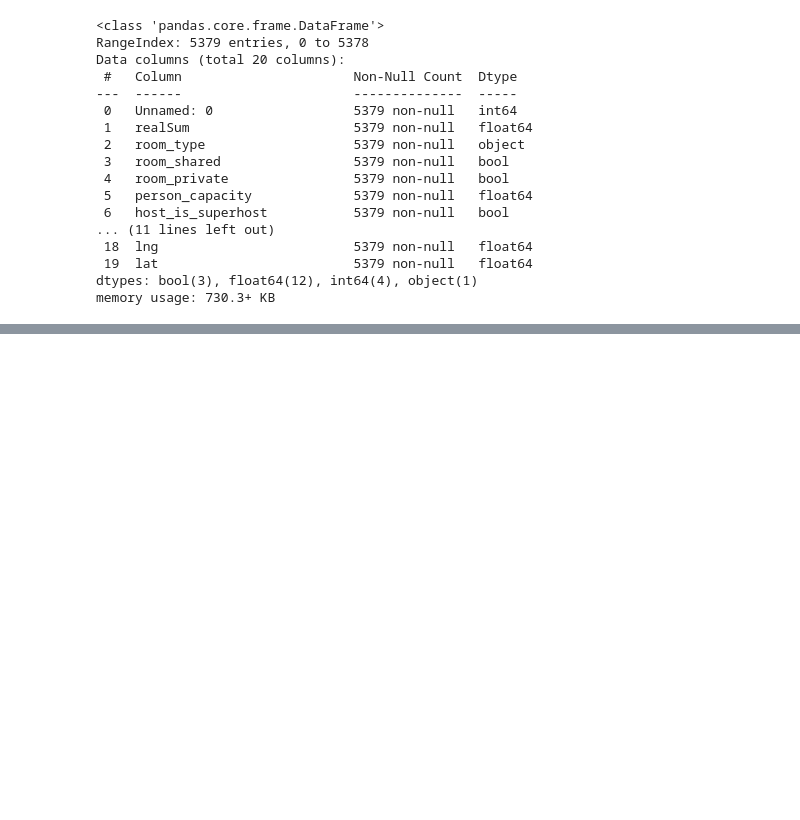
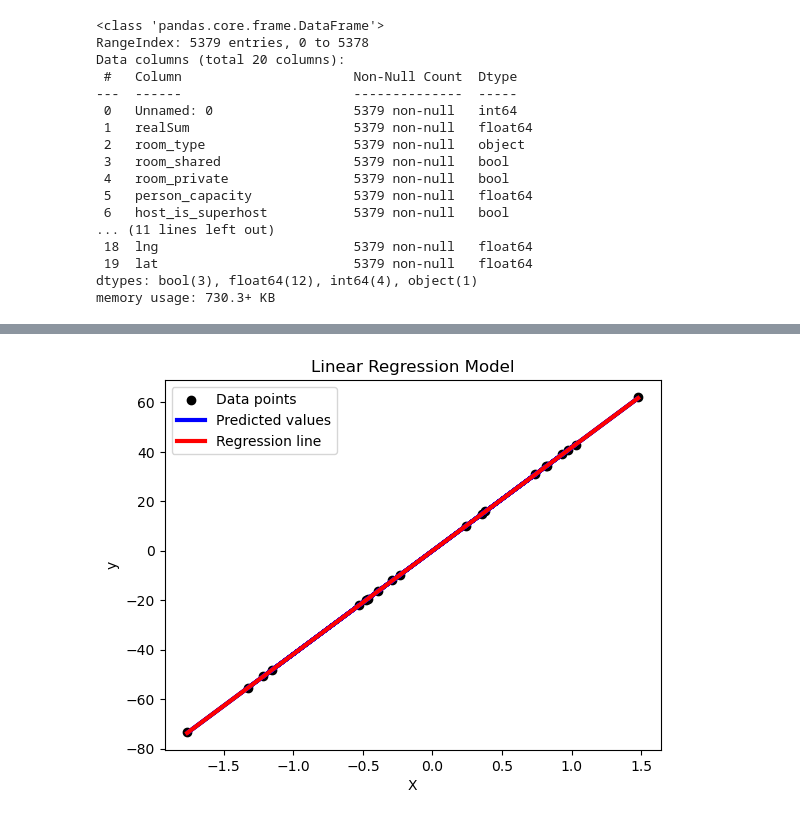
Before and after one commit to Babreucosta/CA2_Strategic_Thinking, a Jupyter notebook: CA 2 Strategic Thinking.ipynb, the cells around one changed output, grey strips where cells are left out. Cells and saved outputs as stored; diff of their text form; code cells hidden in the pictures; blank space fills up the shorter version.

```diff
--- a/CA 2 Strategic Thinking.ipynb
+++ b/CA 2 Strategic Thinking.ipynb
@@ -54,0 +202,18 @@ df.head()
+# %%
+# Plot the data points and the linear regression model
+plt.scatter(X_test, y_test, color='black', label='Data points')
+plt.plot(X_test, y_pred, color='blue', linewidth=3, label='Predicted values')
+
+# Plot the regression line
+X_plot = np.linspace(np.min(X_test), np.max(X_test), 100).reshape(-1, 1)
+y_plot = model.predict(X_plot)
+plt.plot(X_plot, y_plot, color='red', linewidth=3, label='Regression line')
+
+# Set the labels and title for the plot
+plt.xlabel('X')
+plt.ylabel('y')
+plt.title('Linear Regression Model')
+plt.legend()
+plt.show()
+# %% [output]
+[figure, added]
```
Also changed, not shown: parts of 15 cells of this notebook, 3 other files.
